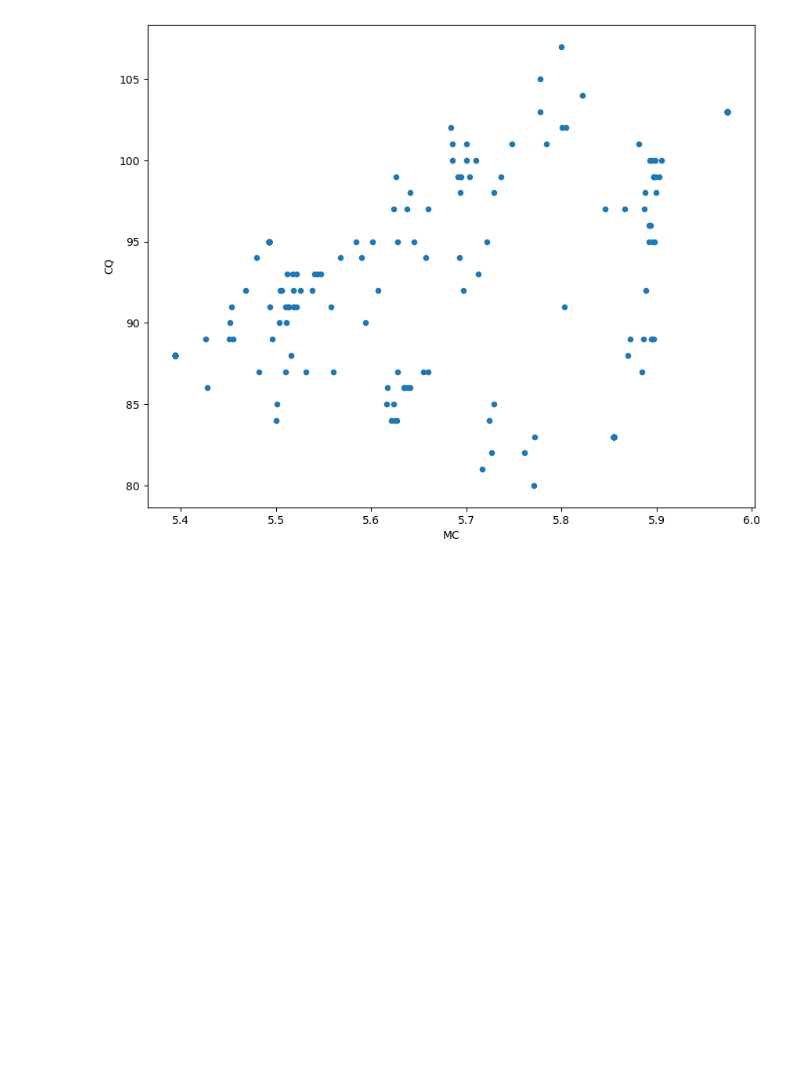
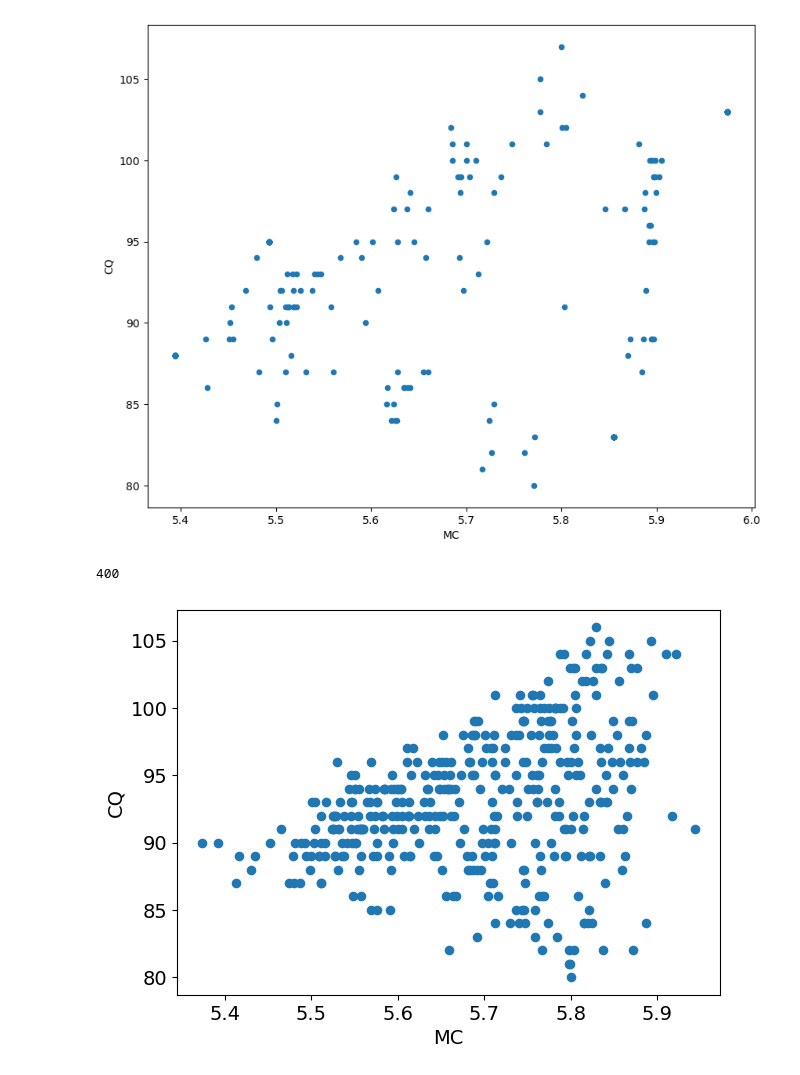
Before and after one commit to VvvpC/spnc_taskindependent_metrics, a Jupyter notebook: Test_Temporary/test_narma10_allbeta50.ipynb, the cells around one changed output. Cells and saved outputs as stored; diff of their text form; code cells hidden in the pictures; blank space fills up the shorter version.

```diff
--- a/Test_Temporary/test_narma10_allbeta50.ipynb
+++ b/Test_Temporary/test_narma10_allbeta50.ipynb
@@ -978,3 +978,57 @@ plt.ylabel('CQ')
 plt.show()
 # %% [output]
 [figure]
+# %%
+# 从文件中提取trial中的CQ和MC
+with open('../saved_studies/CQ_MC_Novelty_RandomSampler_20250915_100644.pkl', 'rb') as f:
+    results = pickle.load(f)
+
+data = results['trials']
+print(len(data))
+
+
+CQ_list = []
+for i in range(len(data)):
+    try:
+        cq_value = data[i]['user_attrs']['CQ']
+    except KeyError:
+        cq_value = None  # 或者你可以选择 continue 或其他默认值
+    CQ_list.append(cq_value)
+
+MC_list = []
+for i in range(len(data)):
+    try:
+        mc_value = data[i]['user_attrs']['MC']
+    except KeyError:
+        mc_value = None  # 或者你可以选择 continue 或其他默认值
+    MC_list.append(mc_value)
+
+m0_list = []
+for i in range(len(data)):
+    try:
+        m0_value = data[i]['user_attrs']['m0']
+    except KeyError:
+        m0_value = None  # 或者你可以选择 continue 或其他默认值
+    m0_list.append(m0_value)
+
+gamma_list = []
+for i in range(len(data)):
+    try:
+        gamma_value = data[i]['user_attrs']['gamma']
+    except KeyError:
+        gamma_value = None  # 或者你可以选择 continue 或其他默认值
+    gamma_list.append(gamma_value)
+
+# 可视化
+plt.figure(figsize=(7, 5))
+plt.scatter(MC_list, CQ_list, s=35)
+plt.xlabel('MC',fontsize=14)
+plt.ylabel('CQ',fontsize=14)
+plt.xticks(fontsize=14)
+plt.yticks(fontsize=14)
+
+
+plt.show()
+# %% [output]
+400
+[figure, added]
```
